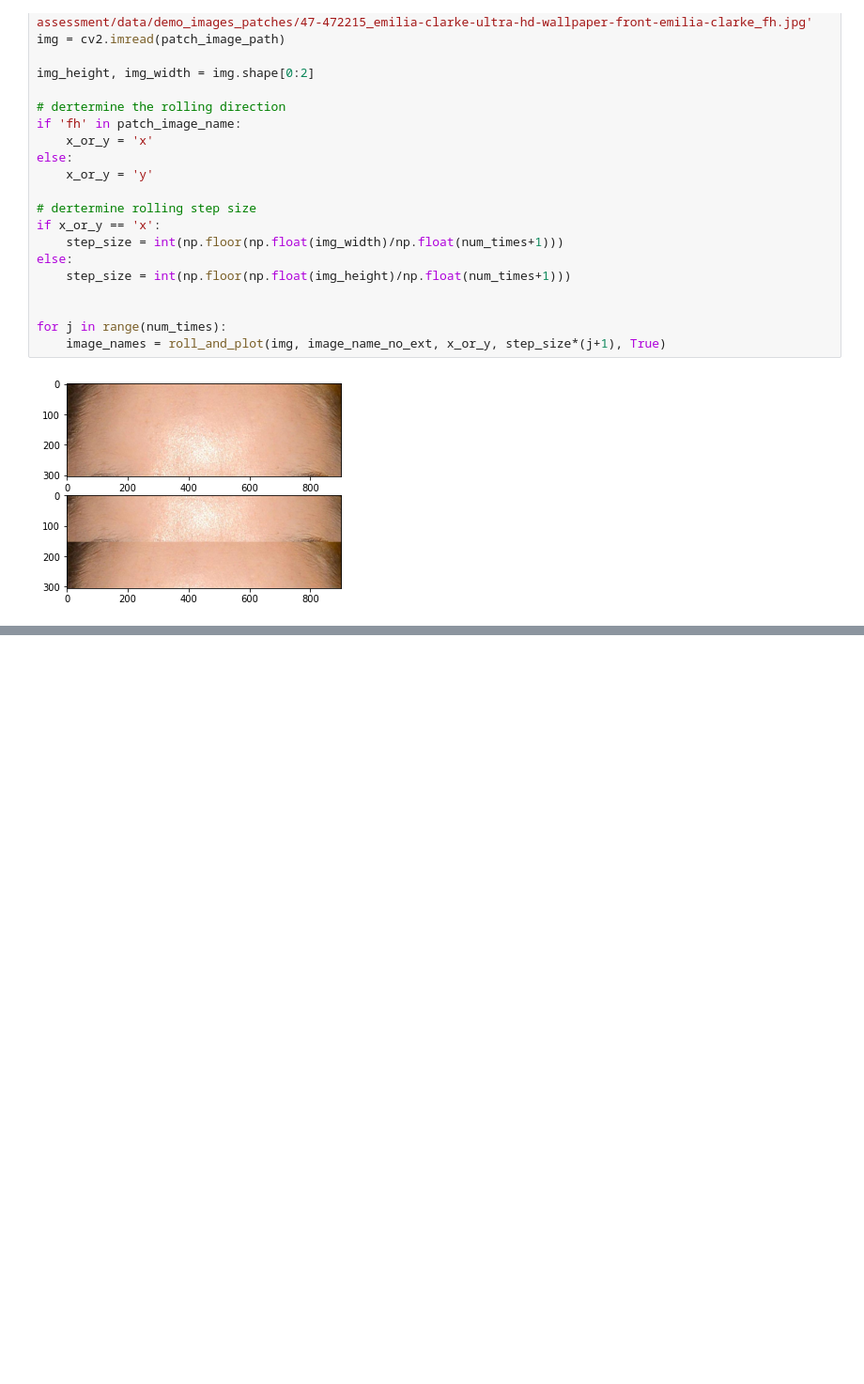
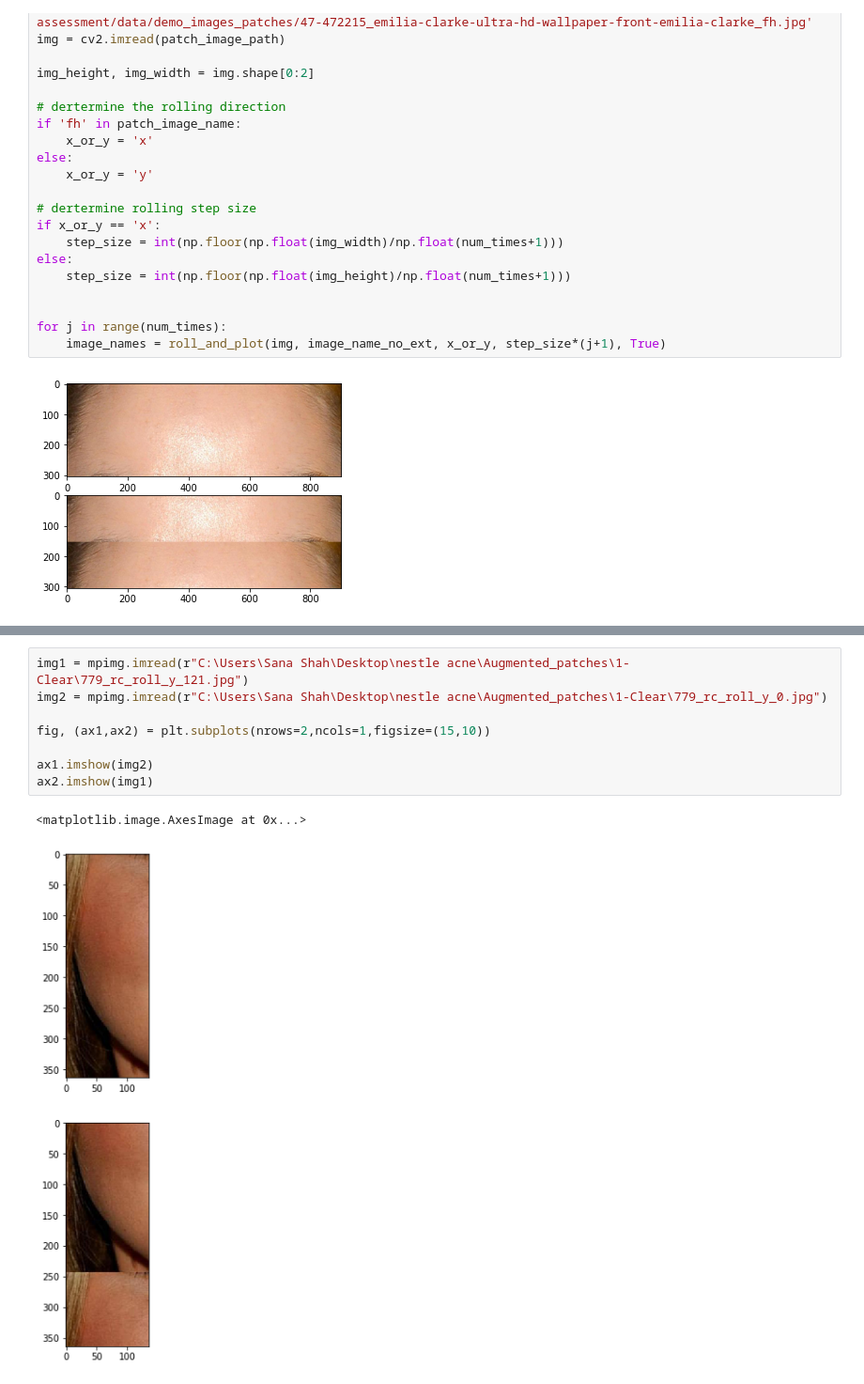
Before and after one commit to SanaaShah/Acne-Analyzer, a Jupyter notebook: data_augmentation.ipynb, the cells around one changed output, grey strips where cells are left out. Shown at 94% size. Saved outputs shown, nothing was run; the diff lists cells and outputs as text; blank space fills up the shorter version.

```diff
--- a/data_augmentation.ipynb
+++ b/data_augmentation.ipynb
@@ -52,0 +67,11 @@ for j in range(num_times):
+# %%
+img1 = mpimg.imread(r"C:\Users\Sana Shah\Desktop\nestle acne\Augmented_patches\1-Clear\779_rc_roll_y_121.jpg")
+img2 = mpimg.imread(r"C:\Users\Sana Shah\Desktop\nestle acne\Augmented_patches\1-Clear\779_rc_roll_y_0.jpg")
+
+fig, (ax1,ax2) = plt.subplots(nrows=2,ncols=1,figsize=(15,10))
+
+ax1.imshow(img2)
+ax2.imshow(img1)
+# %% [output]
+<matplotlib.image.AxesImage at 0x...>
+[figure, added]
```
Also changed, not shown: parts of 1 cell of this notebook, 3 other files.
